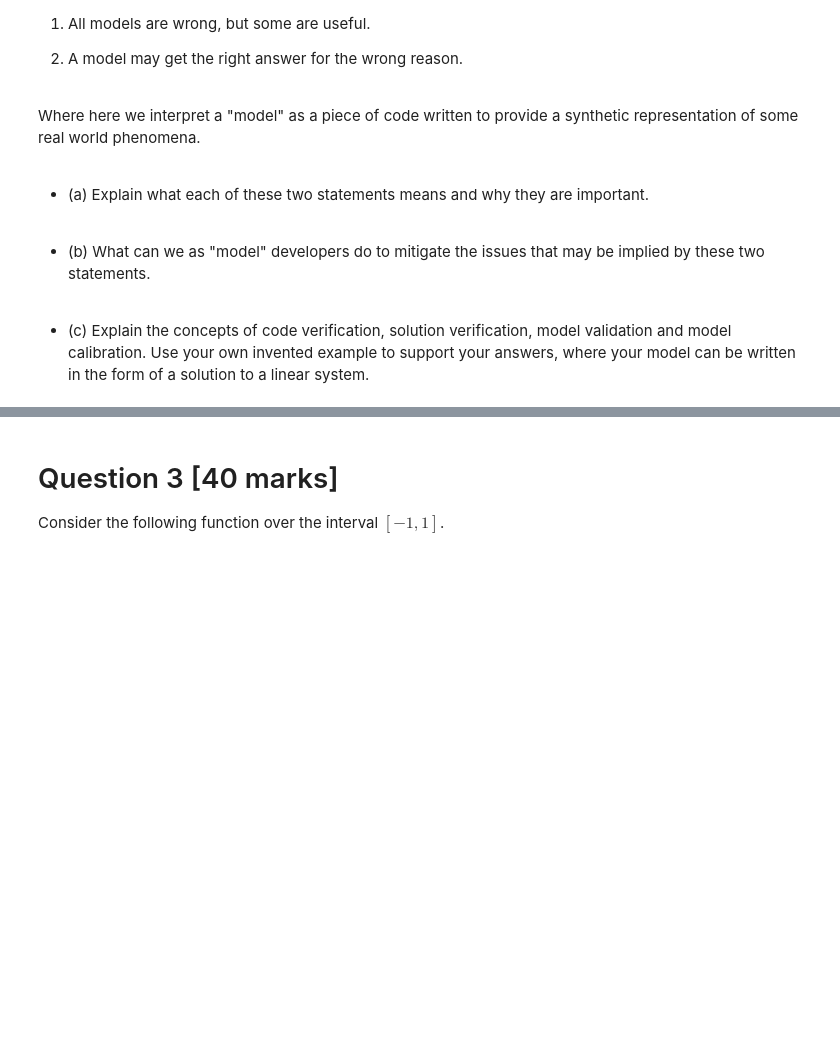
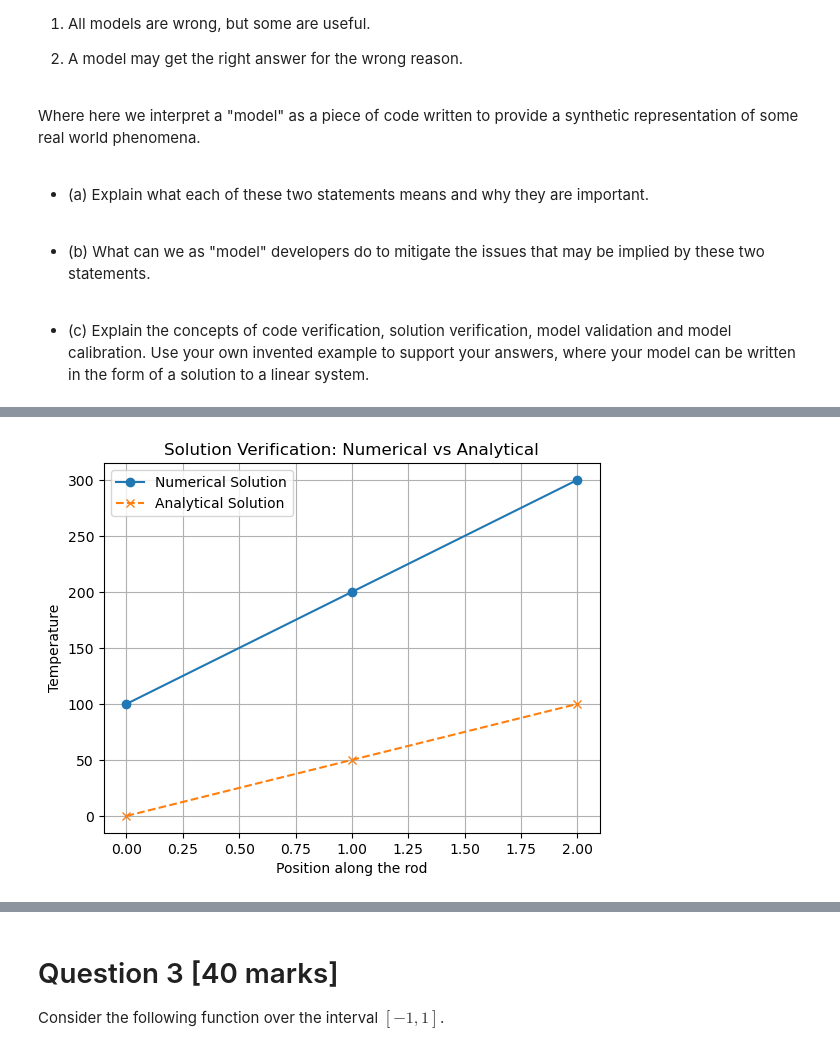
Before and after one commit to edsml-dg1018/CM-assessment-202324, a Jupyter notebook: CM-Nov2023-assessment-questions.ipynb, the cells around one changed output, grey strips where cells are left out. Cells and saved outputs as stored; diff of their text form; code cells hidden in the pictures; blank space fills up the shorter version.

```diff
--- a/CM-Nov2023-assessment-questions.ipynb
+++ b/CM-Nov2023-assessment-questions.ipynb
@@ -75,0 +199,16 @@ Where here we interpret a "model" as a piece of code written to provide a synthe
+# %%
+
+# For demonstration, let's say our analytical solution is the same linear gradient:
+analytical_solution = np.array([0, 50, 100])
+
+# Plot the numerical vs analytical solution
+plt.plot([0, 1, 2], x, 'o-', label='Numerical Solution')
+plt.plot([0, 1, 2], analytical_solution, 'x--', label='Analytical Solution')
+plt.legend()
+plt.title('Solution Verification: Numerical vs Analytical')
+plt.xlabel('Position along the rod')
+plt.ylabel('Temperature')
+plt.grid(True)
+plt.show()
+# %% [output]
+[figure, added]
```
Also changed, not shown: parts of 27 cells of this notebook, 1 other file.
